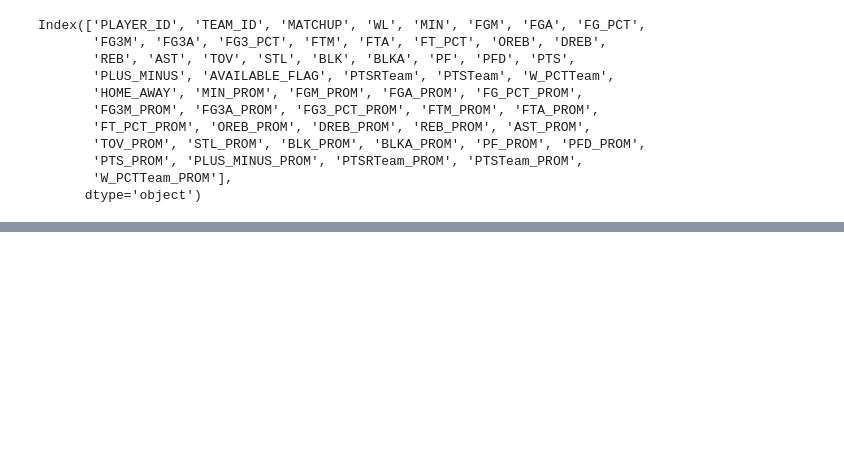
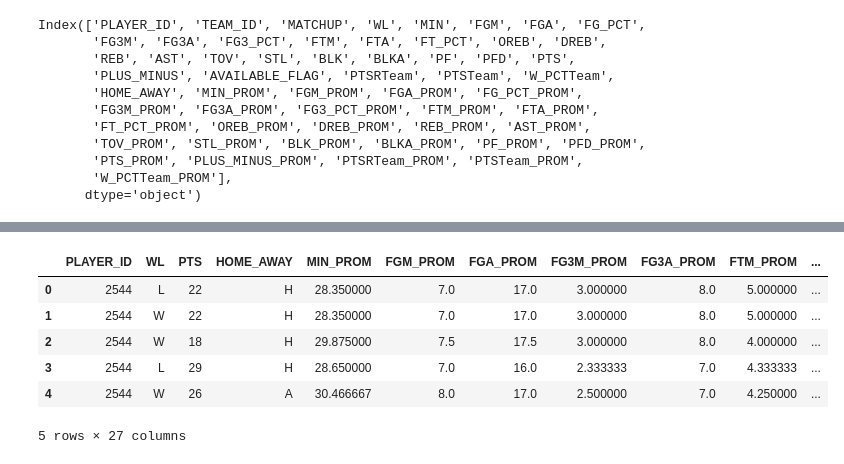
Before and after one commit to sebacent/ProyectoDS, a Jupyter notebook: src/final.ipynb, the cells around one changed output, grey strips where cells are left out. Cells and saved outputs as stored; diff of their text form; code cells hidden in the pictures; blank space fills up the shorter version.

```diff
--- a/src/final.ipynb
+++ b/src/final.ipynb
@@ -665 +666,11 @@ Index(['PLAYER_ID', 'WL', 'HOME_AWAY', 'MIN_PROM', 'FGM_PROM', 'FGA_PROM',
       dtype='object')
+# %%
+players_data.head()
+# %% [output]
+|  | PLAYER_ID | WL | PTS | HOME_AWAY | MIN_PROM | FGM_PROM | FGA_PROM | FG3M_PROM | FG3A_PROM | FTM_PROM | ... |
+| 0 | 2544 | L | 22 | H | 28.350000 | 7.0 | 17.0 | 3.000000 | 8.0 | 5.000000 | ... |
+| 1 | 2544 | W | 22 | H | 28.350000 | 7.0 | 17.0 | 3.000000 | 8.0 | 5.000000 | ... |
+| 2 | 2544 | W | 18 | H | 29.875000 | 7.5 | 17.5 | 3.000000 | 8.0 | 4.000000 | ... |
+| 3 | 2544 | L | 29 | H | 28.650000 | 7.0 | 16.0 | 2.333333 | 7.0 | 4.333333 | ... |
+| 4 | 2544 | W | 26 | A | 30.466667 | 8.0 | 17.0 | 2.500000 | 7.0 | 4.250000 | ... |
+5 rows × 27 columns
```
Also changed, not shown: parts of 11 cells of this notebook, 1 other file.
